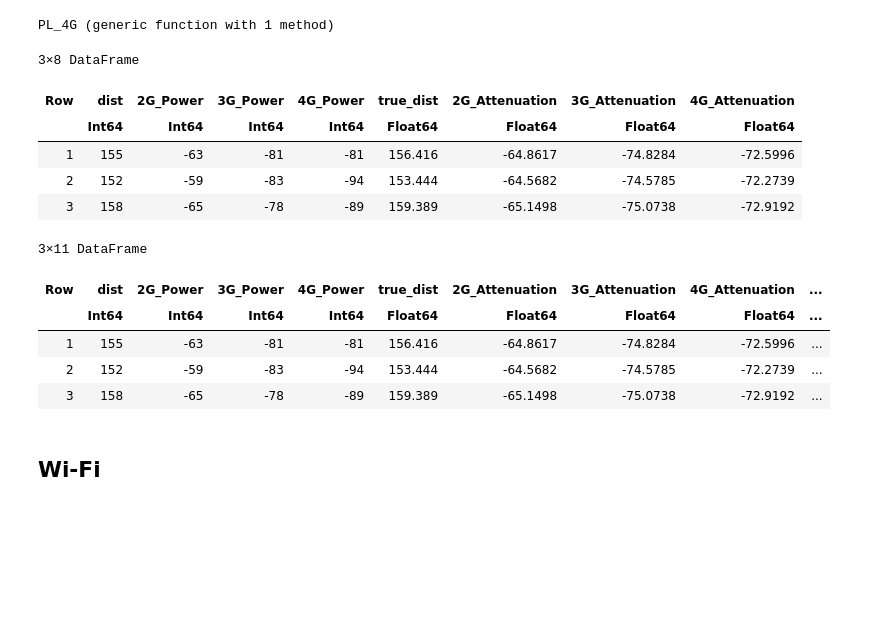
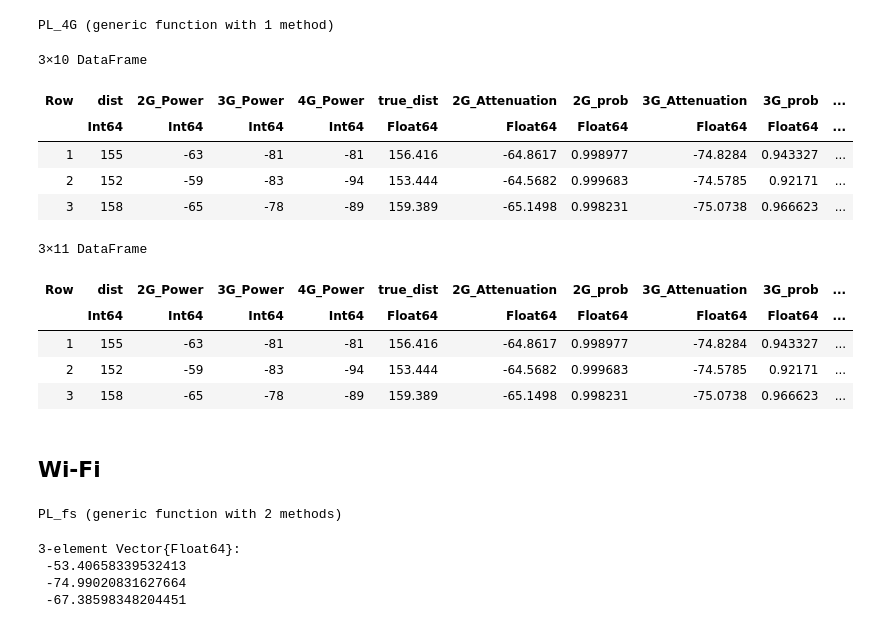
Before and after one commit to VadimYarovoy/Networks, a Jupyter notebook: lab1/lst/Lab1.ipynb, the cells around one changed output. Drawn from its saved outputs; the diff is of its cells as text; code cells hidden in the pictures; blank space fills up the shorter version.

```diff
--- a/lab1/lst/Lab1.ipynb
+++ b/lab1/lst/Lab1.ipynb
@@ -88,7 +88,7 @@ data
 σ_2G = 12
 data[:, "2G_prob"] = data[:,"2G_Power"] |>
     Map() do power
-        dist = Distributions.LogNormal(power, σ_2G)
+        dist = Distributions.Normal(power, σ_2G)
         Distributions.ccdf(dist, -100)
     end |> collect
 data
@@ -132,7 +132,7 @@ data
 σ_3G = 12
 data[:, "3G_prob"] = data[:,"3G_Power"] |>
     Map() do power
-        dist = Distributions.LogNormal(power, σ_3G)
+        dist = Distributions.Normal(power, σ_3G)
         Distributions.ccdf(dist, -100)
     end |> collect
 data
@@ -174,26 +174,45 @@ data[:, "4G_Attenuation"] = data[:,"true_dist"] |>
     end |> collect
 data
 # %% [output]
-3×8 DataFrame
+3×10 DataFrame
-| Row | dist | 2G_Power | 3G_Power | 4G_Power | true_dist | 2G_Attenuation | 3G_Attenuation | 4G_Attenuation |
-|  | Int64 | Int64 | Int64 | Int64 | Float64 | Float64 | Float64 | Float64 |
-| 1 | 155 | -63 | -81 | -81 | 156.416 | -64.8617 | -74.8284 | -72.5996 |
-| 2 | 152 | -59 | -83 | -94 | 153.444 | -64.5682 | -74.5785 | -72.2739 |
-| 3 | 158 | -65 | -78 | -89 | 159.389 | -65.1498 | -75.0738 | -72.9192 |
+| Row | dist | 2G_Power | 3G_Power | 4G_Power | true_dist | 2G_Attenuation | 2G_prob | 3G_Attenuation | 3G_prob | ... |
+|  | Int64 | Int64 | Int64 | Int64 | Float64 | Float64 | Float64 | Float64 | Float64 | ... |
+| 1 | 155 | -63 | -81 | -81 | 156.416 | -64.8617 | 0.998977 | -74.8284 | 0.943327 | ... |
+| 2 | 152 | -59 | -83 | -94 | 153.444 | -64.5682 | 0.999683 | -74.5785 | 0.92171 | ... |
+| 3 | 158 | -65 | -78 | -89 | 159.389 | -65.1498 | 0.998231 | -75.0738 | 0.966623 | ... |
 # %%
 σ_4G = 6
 data[:, "4G_prob"] = data[:,"4G_Power"] |>
     Map() do power
-        dist = Distributions.LogNormal(power, σ_4G)
+        dist = Distributions.Normal(power, σ_4G)
         Distributions.ccdf(dist, -100)
     end |> collect
 data
 # %% [output]
 3×11 DataFrame
-| Row | dist | 2G_Power | 3G_Power | 4G_Power | true_dist | 2G_Attenuation | 3G_Attenuation | 4G_Attenuation | ... |
-|  | Int64 | Int64 | Int64 | Int64 | Float64 | Float64 | Float64 | Float64 | ... |
-| 1 | 155 | -63 | -81 | -81 | 156.416 | -64.8617 | -74.8284 | -72.5996 | ... |
-| 2 | 152 | -59 | -83 | -94 | 153.444 | -64.5682 | -74.5785 | -72.2739 | ... |
-| 3 | 158 | -65 | -78 | -89 | 159.389 | -65.1498 | -75.0738 | -72.9192 | ... |
+| Row | dist | 2G_Power | 3G_Power | 4G_Power | true_dist | 2G_Attenuation | 2G_prob | 3G_Attenuation | 3G_prob | ... |
+|  | Int64 | Int64 | Int64 | Int64 | Float64 | Float64 | Float64 | Float64 | Float64 | ... |
+| 1 | 155 | -63 | -81 | -81 | 156.416 | -64.8617 | 0.998977 | -74.8284 | 0.943327 | ... |
+| 2 | 152 | -59 | -83 | -94 | 153.444 | -64.5682 | 0.999683 | -74.5785 | 0.92171 | ... |
+| 3 | 158 | -65 | -78 | -89 | 159.389 | -65.1498 | 0.998231 | -75.0738 | 0.966623 | ... |
 # %% [markdown]
 ## Wi-Fi
+# %%
+lm(fc) = 299792458 / fc
+PL_fs(d, fc) = -20.0 * log10(lm(fc) / (4 * pi * d))
+# %% [output]
+PL_fs (generic function with 2 methods)
+# %%
+f_C = 5_000_000_000
+wifi_dist = [0.5, 6, 2.5]
+
+wifi_dist |>
+    Map() do dist
+        db = PL_wf(dist, f_C)
+        20 - db - 33
+    end |> collect
+# %% [output]
+3-element Vector{Float64}:
+ -53.40658339532413
+ -74.99020831627664
+ -67.38598348204451
```
Also changed, not shown: parts of 3 cells of this notebook, 2 other files.
